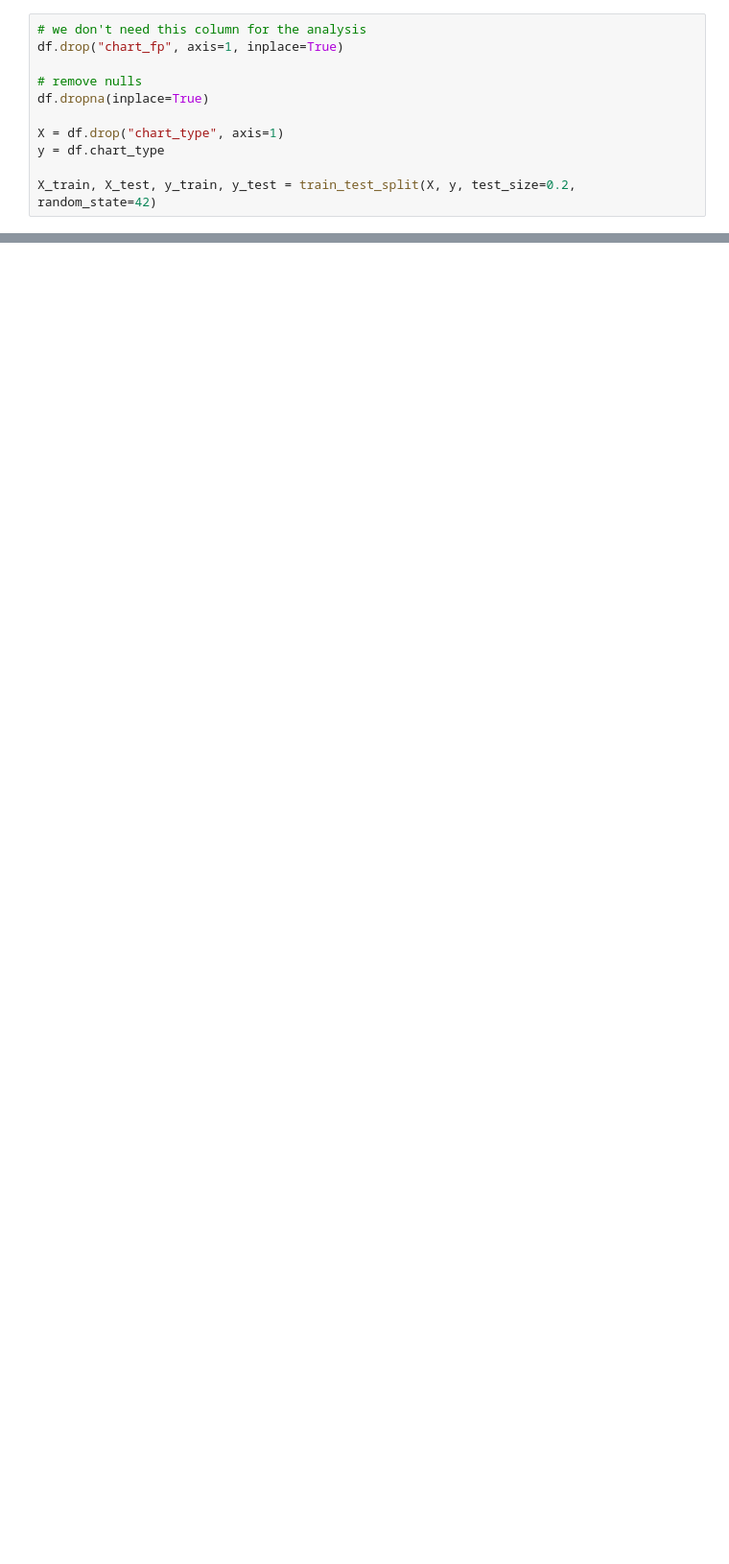
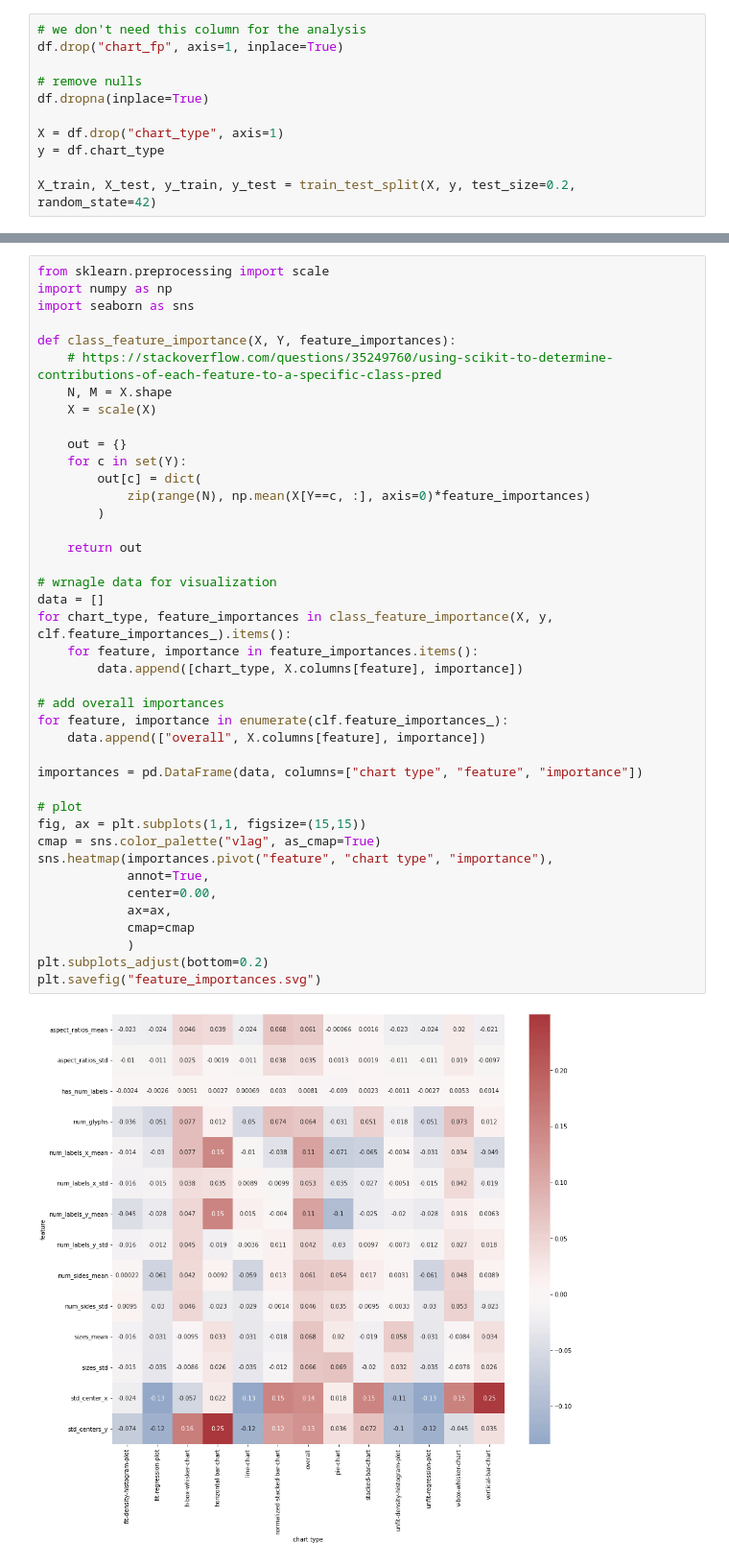
Before and after one commit to g1776/CV-BAGLE, a Jupyter notebook: src/glyph_label_analysis.ipynb, the cells around one changed output, grey strips where cells are left out. Shown at 96% size. Drawn from its saved outputs; the diff is of its cells as text; blank space fills up the shorter version.

Commit message:
Heatmap!!

```diff
--- a/src/glyph_label_analysis.ipynb
+++ b/src/glyph_label_analysis.ipynb
@@ -46,0 +47,43 @@ plt.show()
+# %%
+from sklearn.preprocessing import scale
+import numpy as np
+import seaborn as sns
+
+def class_feature_importance(X, Y, feature_importances):
+    # https://stackoverflow.com/questions/35249760/using-scikit-to-determine-contributions-of-each-feature-to-a-specific-class-pred
+    N, M = X.shape
+    X = scale(X)
+
+    out = {}
+    for c in set(Y):
+        out[c] = dict(
+            zip(range(N), np.mean(X[Y==c, :], axis=0)*feature_importances)
+        )
+
+    return out
+
+# wrnagle data for visualization
+data = []
+for chart_type, feature_importances in class_feature_importance(X, y, clf.feature_importances_).items():
+    for feature, importance in feature_importances.items():
+        data.append([chart_type, X.columns[feature], importance])
+
+# add overall importances
+for feature, importance in enumerate(clf.feature_importances_):
+    data.append(["overall", X.columns[feature], importance])
+
+importances = pd.DataFrame(data, columns=["chart type", "feature", "importance"])
+
+# plot
+fig, ax = plt.subplots(1,1, figsize=(15,15))
+cmap = sns.color_palette("vlag", as_cmap=True)
+sns.heatmap(importances.pivot("feature", "chart type", "importance"),
+            annot=True,
+            center=0.00,
+            ax=ax,
+            cmap=cmap
+            )
+plt.subplots_adjust(bottom=0.2)
+plt.savefig("feature_importances.svg")
+# %% [output]
+[figure, added]
```
Also changed, not shown: parts of 2 cells of this notebook, 1 other file.
